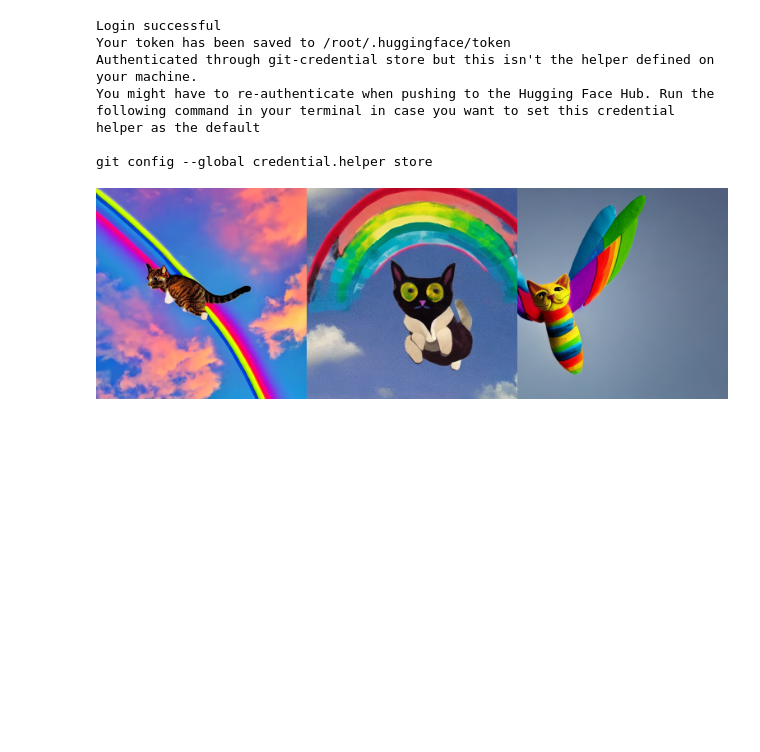
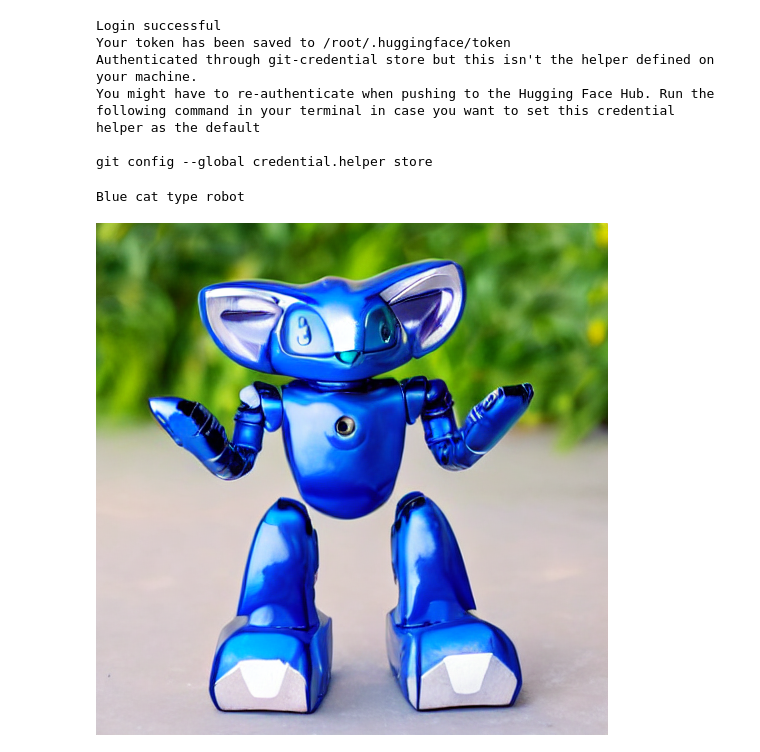
Before and after one commit to sanoakr/transstablediff, a Jupyter notebook: transStableDiff.ipynb, the cells around one changed output. Cells and saved outputs as stored; diff of their text form; code cells hidden in the pictures; blank space fills up the shorter version.

```diff
--- a/transStableDiff.ipynb
+++ b/transStableDiff.ipynb
@@ -38,23 +38,24 @@ pipe = StableDiffusionPipeline.from_pretrained("CompVis/stable-diffusion-v1-4",
 pipe = pipe.to("cuda")
 # %%
 #@markdown ### 生成画像を文章で入力してください
-text_ja = "\u7A7A\u3092\u98DB\u3076\u8679\u8272\u306E\u732B" #@param {type:"string"}
+text_ja = "\u9752\u3044\u732B\u578B\u30ED\u30DC\u30C3\u30C8" #@param {type:"string"}
 
 # 翻訳
 from googletrans import Translator
 translator = Translator()
 text_en = translator.translate(text_ja)
-#print(text_en.text)
+print(text_en.text)
 
 # 画像生成
 from torch import autocast
-num_images = 3
+num_images = 1
 prompt = [text_en.text] * num_images
 
 with autocast("cuda"):
   images = pipe(prompt)["sample"]
 
 grid = image_grid(images, rows=1, cols=num_images)
 grid
 # %% [output]
+Blue cat type robot
-[figure, old version]
+[figure, new version]
```
